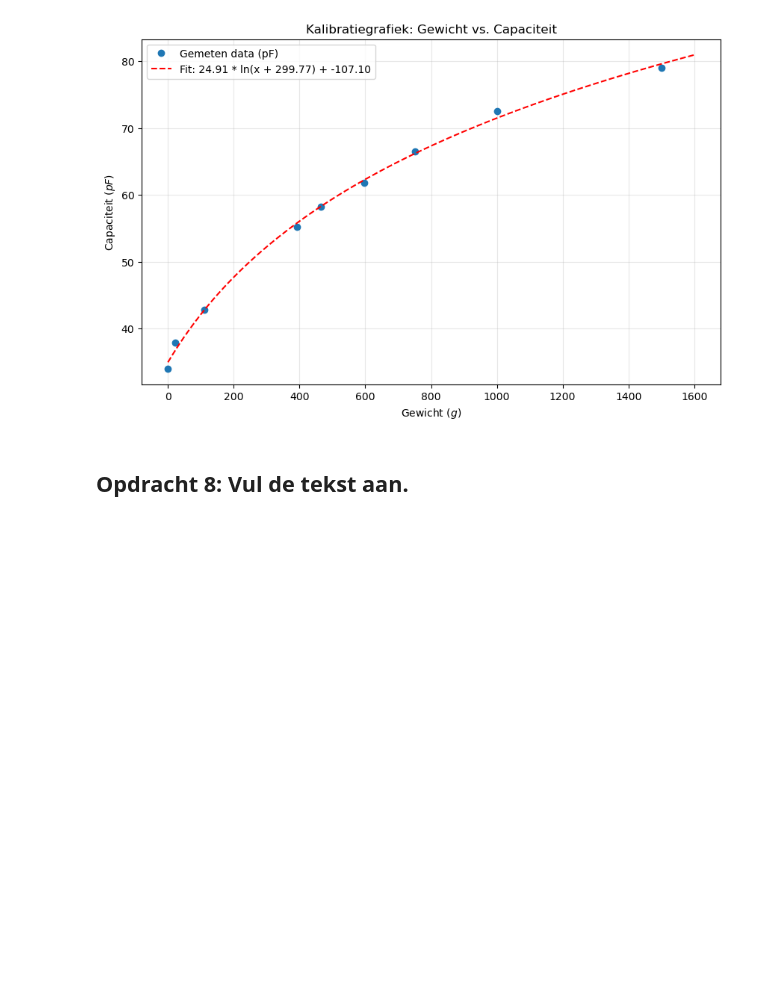
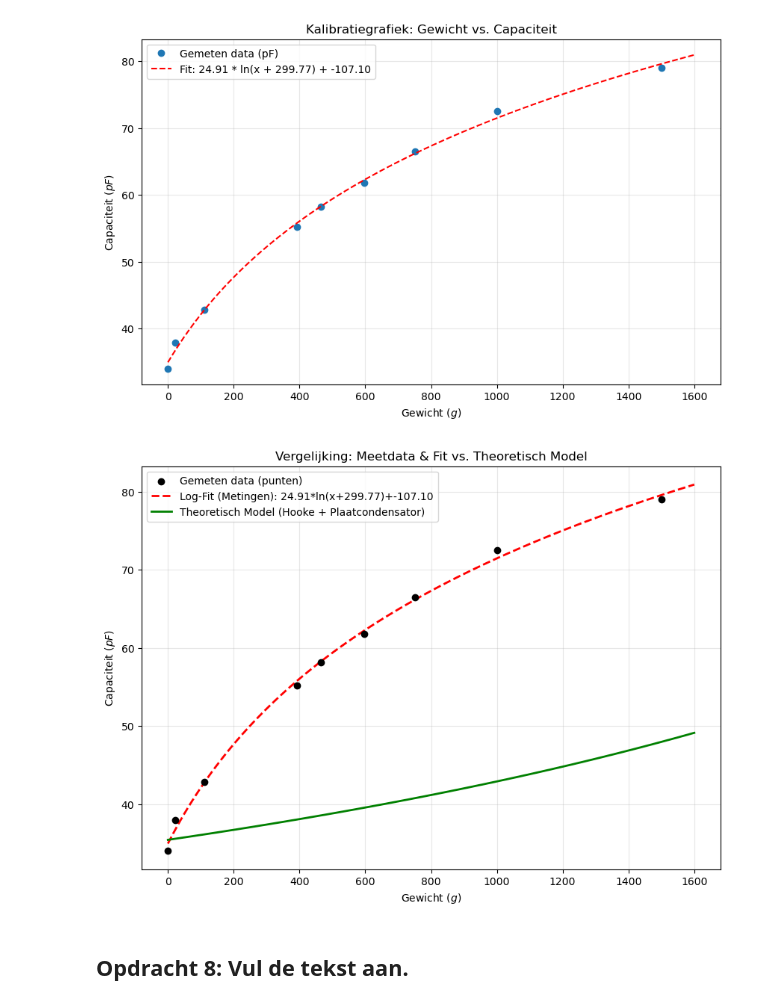
Before and after one commit to WouterAlejandro/opdrachten-DEF-D, a Jupyter notebook: FysiekeOntwerpopdrachten/2OntwerpEenSensorCondensator/DEFOntwerpopdracht2OntwerpEenSensorInvulTemplate.ipynb, the cells around one changed output. Saved outputs shown, nothing was run; the diff lists cells and outputs as text; code cells hidden in the pictures; blank space fills up the shorter version.

```diff
--- a/FysiekeOntwerpopdrachten/2OntwerpEenSensorCondensator/DEFOntwerpopdracht2OntwerpEenSensorInvulTemplate.ipynb
+++ b/FysiekeOntwerpopdrachten/2OntwerpEenSensorCondensator/DEFOntwerpopdracht2OntwerpEenSensorInvulTemplate.ipynb
@@ -349,6 +348,76 @@ plt.grid(True, alpha=0.3)
 plt.show()
 # %% [output]
 [figure]
+# %%
+import numpy as np
+import matplotlib.pyplot as plt
+from scipy.optimize import curve_fit
+
+# --- 1. CONSTANTEN EN FUNCTIES ---
+EPSILON_0 = 8.854187e-12
+EPS_SPONS = 15      # Relatieve permittiviteit van de spons
+A = 0.01            # Oppervlakte (10x10 cm)
+D_START = 0.0375    # Beginhoogte spons (37.5 mm)
+K_SPONS = 1500      # Stijfheid van de spons (N/m)
+G = 9.81            # Zwaartekrachtversnelling
+
+def model_gewicht_naar_capaciteit(grammen):
+    """Berekent de theoretische capaciteit op basis van de wet van Hooke."""
+    massa_kg = grammen / 1000
+    kracht_N = massa_kg * G
+    indrukking = kracht_N / K_SPONS
+    d_actueel = max(D_START - indrukking, 0.001) # Harde stop op 1mm
+    C = (EPS_SPONS * EPSILON_0 * A) / d_actueel
+    return C * 1e12 # Teruggeven in pF
+
+def log_functie(x, a, b, c):
+    """De functie voor de empirische fit op de meetdata."""
+    return a * np.log(x + b) + c
+
+# --- 2. DATA EN FIT VOORBEREIDEN ---
+capaciteit_metingen = np.array([34, 55.2, 37.9, 42.8, 66.5, 61.8, 58.2, 72.5, 79])
+gewicht_metingen = np.array([0, 393, 22.2, 111, 750, 596, 465, 1000, 1500])
+
+# Sorteren van de data
+indices = np.argsort(gewicht_metingen)
+x_data = gewicht_metingen[indices]
+y_data = capaciteit_metingen[indices]
+
+# Curve fit uitvoeren
+p0 = [10, 10, 30]
+popt, pcov = curve_fit(log_functie, x_data, y_data, p0=p0)
+
+# --- 3. PLOTTEN ---
+fit_gewicht = np.linspace(0, 1600, 100)
+
+# Bereken de y-waarden voor beide lijnen
+y_fit_log = log_functie(fit_gewicht, *popt)
+y_model_theorie = [model_gewicht_naar_capaciteit(g) for g in fit_gewicht]
+
+plt.figure(figsize=(10, 7))
+
+# Plot 1: De echte meetpunten
+plt.scatter(x_data, y_data, color='black', label='Gemeten data (punten)', zorder=5)
+
+# Plot 2: De logaritmische fit (op basis van metingen)
+plt.plot(fit_gewicht, y_fit_log, 'r--', linewidth=2,
+         label=f'Log-Fit (Metingen): {popt[0]:.2f}*ln(x+{popt[1]:.2f})+{popt[2]:.2f}')
+
+# Plot 3: Het theoretische model (op basis van Hooke/Capaciteit formule)
+plt.plot(fit_gewicht, y_model_theorie, color='green', linewidth=2,
+         label='Theoretisch Model (Hooke + Plaatcondensator)')
+
+# Opmaak
+plt.xlabel('Gewicht ($g$)')
+plt.ylabel('Capaciteit ($pF$)')
+plt.title('Vergelijking: Meetdata & Fit vs. Theoretisch Model')
+plt.legend()
+plt.grid(True, alpha=0.3)
+
+# Toon de plot
+plt.show()
+# %% [output]
+[figure, added]
 # %% [markdown]
 ## Opdracht 8: Vul de tekst aan.
 # %% [markdown]
```
Also changed, not shown: parts of 7 cells of this notebook.
